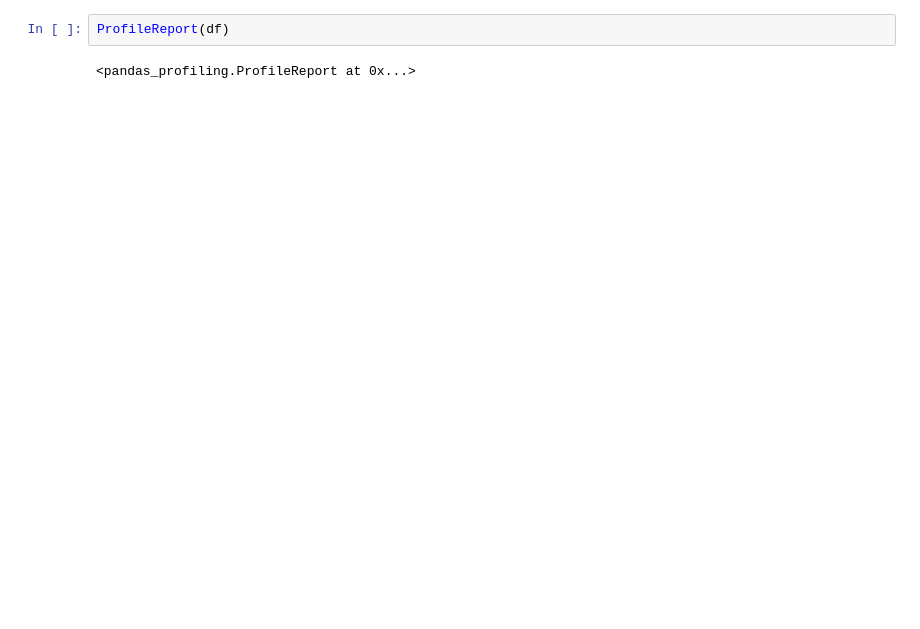
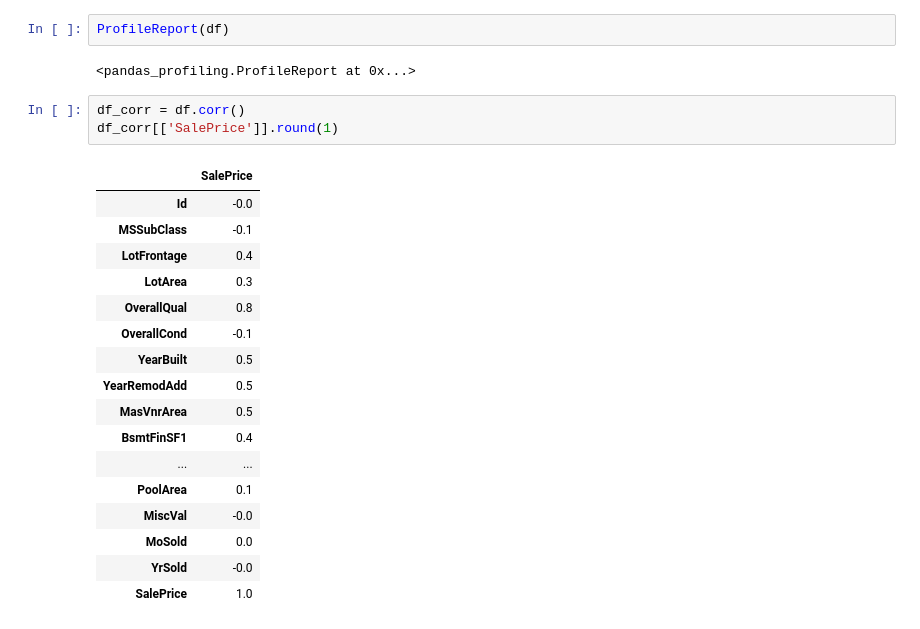
Before and after one commit to Tommo565/kaggle-house-prices, a Jupyter notebook: 1_exploratory.ipynb, the cells around one changed output. Drawn from its saved outputs; the diff is of its cells as text; blank space fills up the shorter version.

```diff
--- a/1_exploratory.ipynb
+++ b/1_exploratory.ipynb
@@ -53,3 +66,24 @@ missingno.matrix(df)
 ProfileReport(df)
 # %% [output]
 <pandas_profiling.ProfileReport at 0x...>
+# %%
+df_corr = df.corr()
+df_corr[['SalePrice']].round(1)
+# %% [output]
+|  | SalePrice |
+| Id | -0.0 |
+| MSSubClass | -0.1 |
+| LotFrontage | 0.4 |
+| LotArea | 0.3 |
+| OverallQual | 0.8 |
+| OverallCond | -0.1 |
+| YearBuilt | 0.5 |
+| YearRemodAdd | 0.5 |
+| MasVnrArea | 0.5 |
+| BsmtFinSF1 | 0.4 |
+| ... | ... |
+| PoolArea | 0.1 |
+| MiscVal | -0.0 |
+| MoSold | 0.0 |
+| YrSold | -0.0 |
+| SalePrice | 1.0 |
```
Also changed, not shown: parts of 8 cells of this notebook, 3 other files.
